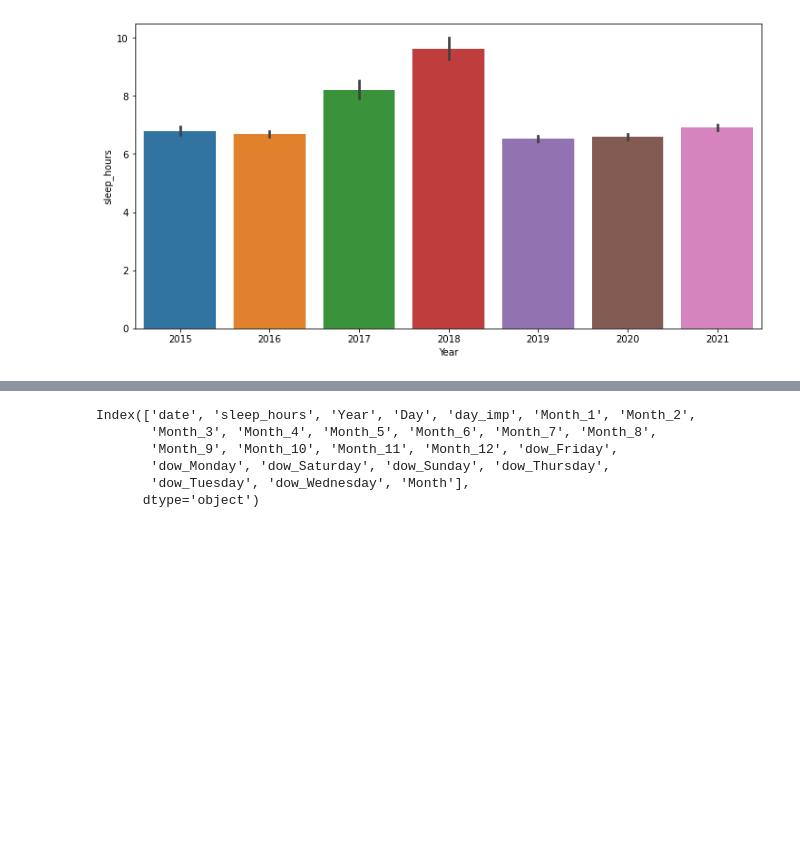
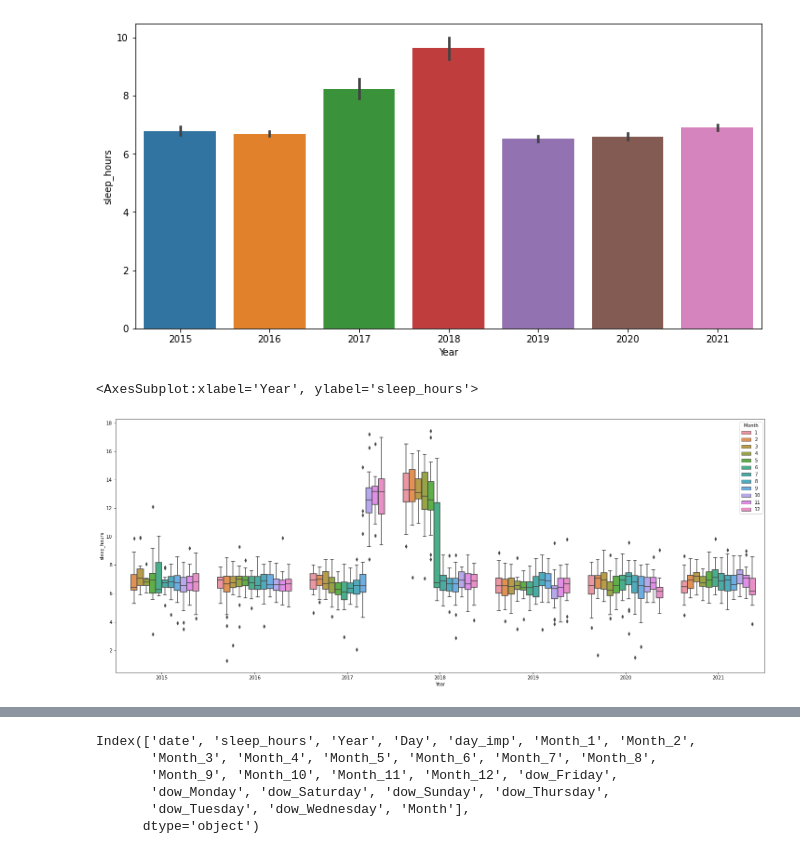
Before and after one commit to Raksh710/Predict-Sleep-Rob-Mulla-Kaggle-Competition, a Jupyter notebook: Trials-and-Errors/PS-4.ipynb, the cells around one changed output, grey strips where cells are left out. Saved outputs shown, nothing was run; the diff lists cells and outputs as text; code cells hidden in the pictures; blank space fills up the shorter version.

```diff
--- a/Trials-and-Errors/PS-4.ipynb
+++ b/Trials-and-Errors/PS-4.ipynb
@@ -220,3 +220,9 @@ sns.barplot(data=df2, x='Year',y='sleep_hours')
 # %% [output]
 <AxesSubplot:xlabel='Year', ylabel='sleep_hours'>
 [figure]
+# %%
+plt.figure(figsize=(25,10))
+sns.boxplot(data=df2, x='Year',y='sleep_hours',hue='Month')
+# %% [output]
+<AxesSubplot:xlabel='Year', ylabel='sleep_hours'>
+[figure, added]
```
Also changed, not shown: parts of 39 cells of this notebook.
